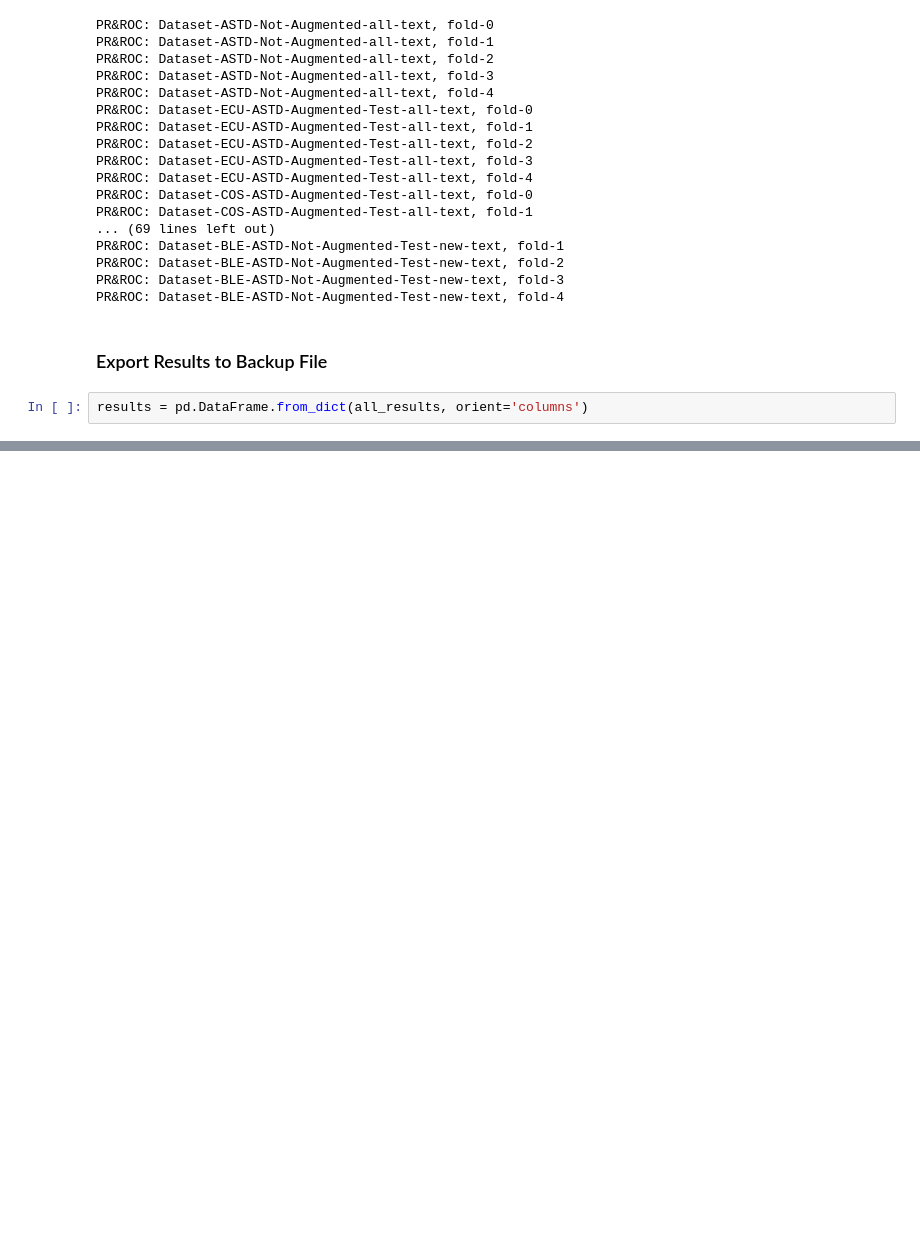
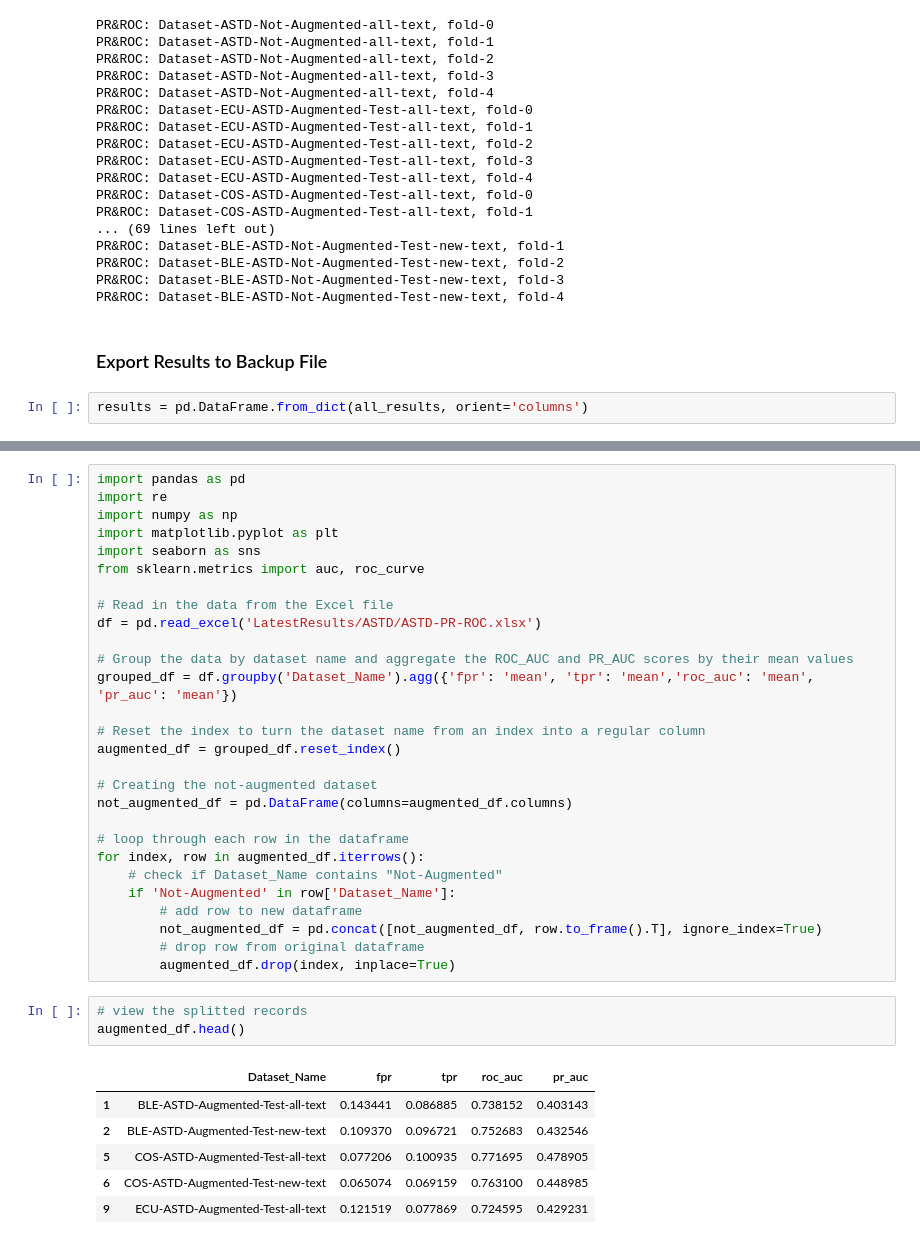
Before and after one commit to Dania-Refai/Arabic-Data-Augmentation, a Jupyter notebook: ASTD-PR-ROC.ipynb, the cells around one changed output, grey strips where cells are left out. Cells and saved outputs as stored; diff of their text form; blank space fills up the shorter version.

```diff
--- a/ASTD-PR-ROC.ipynb
+++ b/ASTD-PR-ROC.ipynb
@@ -478,0 +480,38 @@ NameError: name 'trainResults' is not defined
+# %%
+import pandas as pd
+import re
+import numpy as np
+import matplotlib.pyplot as plt
+import seaborn as sns
+from sklearn.metrics import auc, roc_curve
+
+# Read in the data from the Excel file
+df = pd.read_excel('LatestResults/ASTD/ASTD-PR-ROC.xlsx')
+
+# Group the data by dataset name and aggregate the ROC_AUC and PR_AUC scores by their mean values
+grouped_df = df.groupby('Dataset_Name').agg({'fpr': 'mean', 'tpr': 'mean','roc_auc': 'mean', 'pr_auc': 'mean'})
+
+# Reset the index to turn the dataset name from an index into a regular column
+augmented_df = grouped_df.reset_index()
+
+# Creating the not-augmented dataset
+not_augmented_df = pd.DataFrame(columns=augmented_df.columns)
+
+# loop through each row in the dataframe
+for index, row in augmented_df.iterrows():
+    # check if Dataset_Name contains "Not-Augmented"
+    if 'Not-Augmented' in row['Dataset_Name']:
+        # add row to new dataframe
+        not_augmented_df = pd.concat([not_augmented_df, row.to_frame().T], ignore_index=True)
+        # drop row from original dataframe
+        augmented_df.drop(index, inplace=True)
+# %%
+# view the splitted records
+augmented_df.head()
+# %% [output]
+|  | Dataset_Name | fpr | tpr | roc_auc | pr_auc |
+| 1 | BLE-ASTD-Augmented-Test-all-text | 0.143441 | 0.086885 | 0.738152 | 0.403143 |
+| 2 | BLE-ASTD-Augmented-Test-new-text | 0.109370 | 0.096721 | 0.752683 | 0.432546 |
+| 5 | COS-ASTD-Augmented-Test-all-text | 0.077206 | 0.100935 | 0.771695 | 0.478905 |
+| 6 | COS-ASTD-Augmented-Test-new-text | 0.065074 | 0.069159 | 0.763100 | 0.448985 |
+| 9 | ECU-ASTD-Augmented-Test-all-text | 0.121519 | 0.077869 | 0.724595 | 0.429231 |
```
Also changed, not shown: parts of 9 cells of this notebook, 3 other files.
